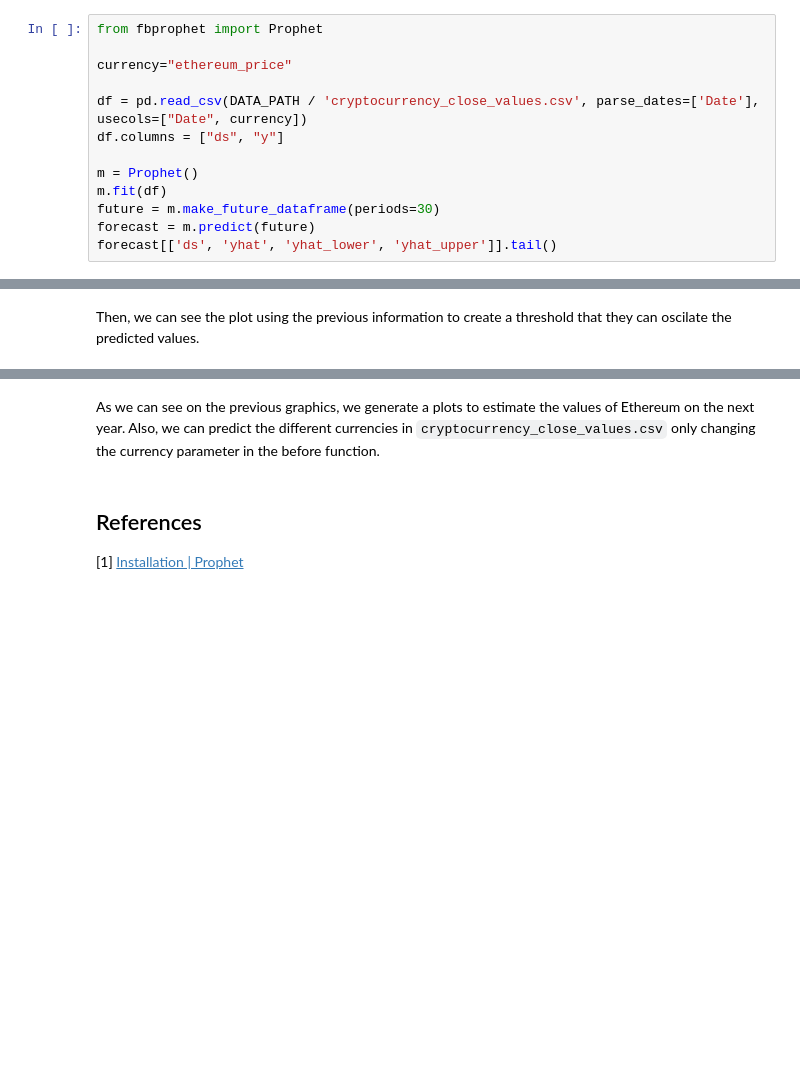
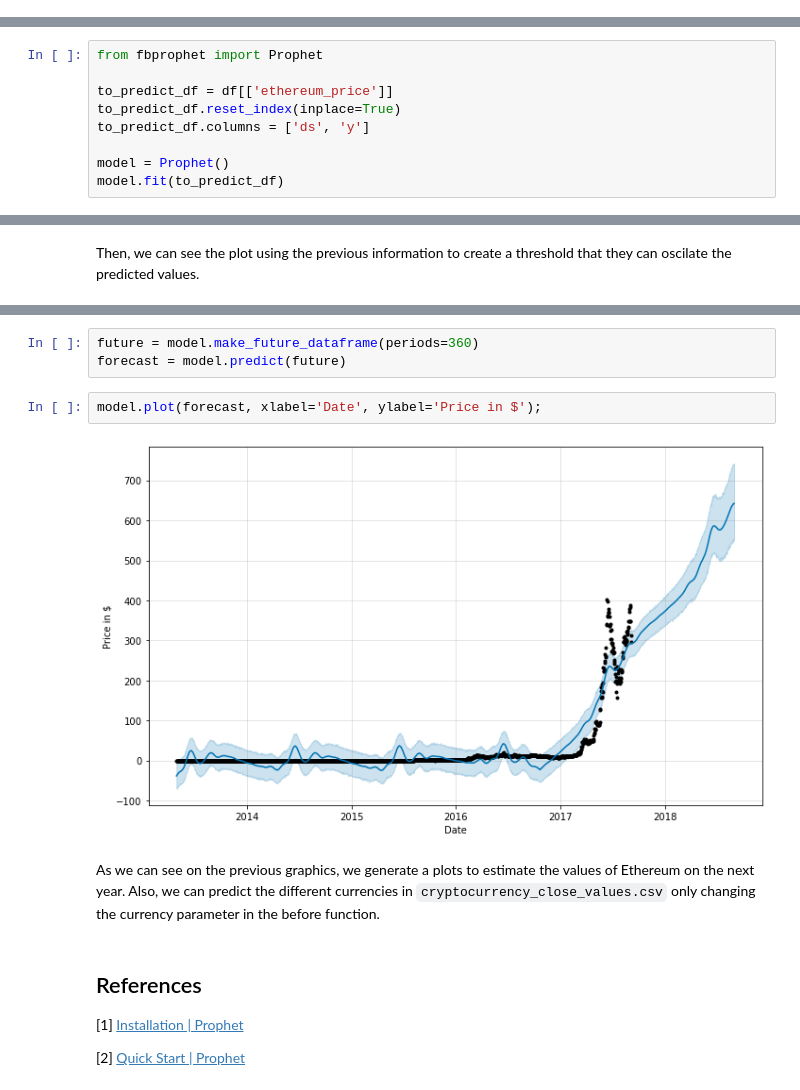
Before and after one commit to danielb05/Basic-Data-Science-UDL, a Jupyter notebook: notebooks/cryptocurrency/3. Basic EDA.ipynb, the cells around one changed output, grey strips where cells are left out. Saved outputs shown, nothing was run; the diff lists cells and outputs as text; blank space fills up the shorter version.

````diff
--- a/notebooks/cryptocurrency/3. Basic EDA.ipynb
+++ b/notebooks/cryptocurrency/3. Basic EDA.ipynb
@@ -80,16 +82,3 @@ First, we are going to install Prophet we are going to install using pip.
 $ pip install fbprophet
 ```
 We could use the Propher library of facebook here to do the predictions\[1\].
-# %%
-from fbprophet import Prophet
-
-currency="ethereum_price"
-
-df = pd.read_csv(DATA_PATH / 'cryptocurrency_close_values.csv', parse_dates=['Date'], usecols=["Date", currency])
-df.columns = ["ds", "y"]
-
-m = Prophet()
-m.fit(df)
-future = m.make_future_dataframe(periods=30)
-forecast = m.predict(future)
-forecast[['ds', 'yhat', 'yhat_lower', 'yhat_upper']].tail()
@@ -103,0 +105,9 @@ INFO:fbprophet:Disabling daily seasonality. Run prophet with daily_seasonality=T
+# %%
+from fbprophet import Prophet
+
+to_predict_df = df[['ethereum_price']]
+to_predict_df.reset_index(inplace=True)
+to_predict_df.columns = ['ds', 'y']
+
+model = Prophet()
+model.fit(to_predict_df)
@@ -116,6 +118,15 @@ m.plot_components(forecast)
+# %%
+future = model.make_future_dataframe(periods=360)
+forecast = model.predict(future)
+# %%
+model.plot(forecast, xlabel='Date', ylabel='Price in $');
+# %% [output]
+[figure, added]
 # %% [markdown]
 As we can see on the previous graphics, we generate a plots to estimate the values of Ethereum on the next year. Also, we can predict the different currencies in `cryptocurrency_close_values.csv` only changing the currency parameter in the before function.
 # %% [markdown]
 ## References
 
 \[1\] [Installation | Prophet](https://facebook.github.io/prophet/docs/installation.html)
+
+\[2\] [Quick Start | Prophet](https://facebook.github.io/prophet/docs/quick_start.html#python-api)
````
Also changed, not shown: parts of 11 cells of this notebook, 4 other files.
